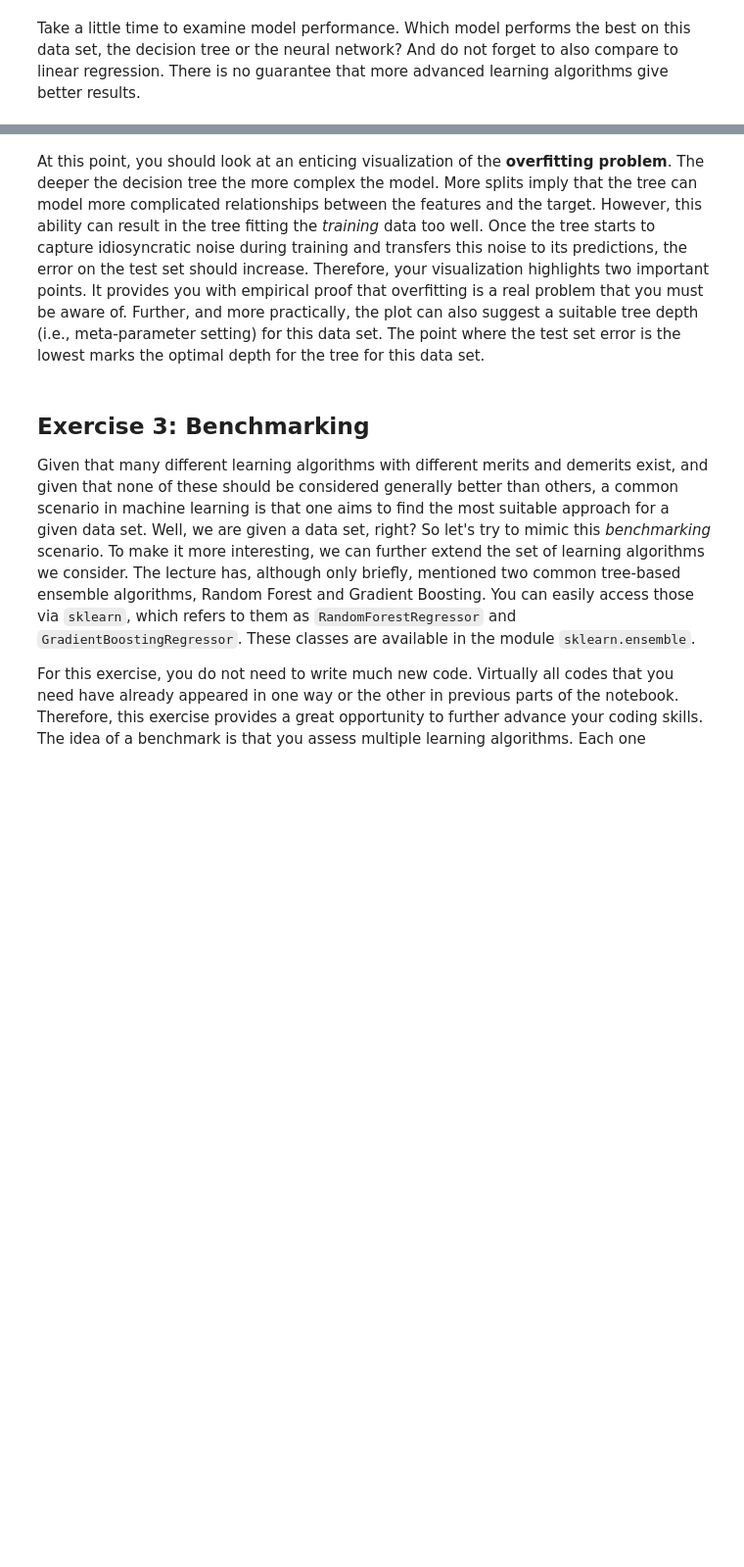
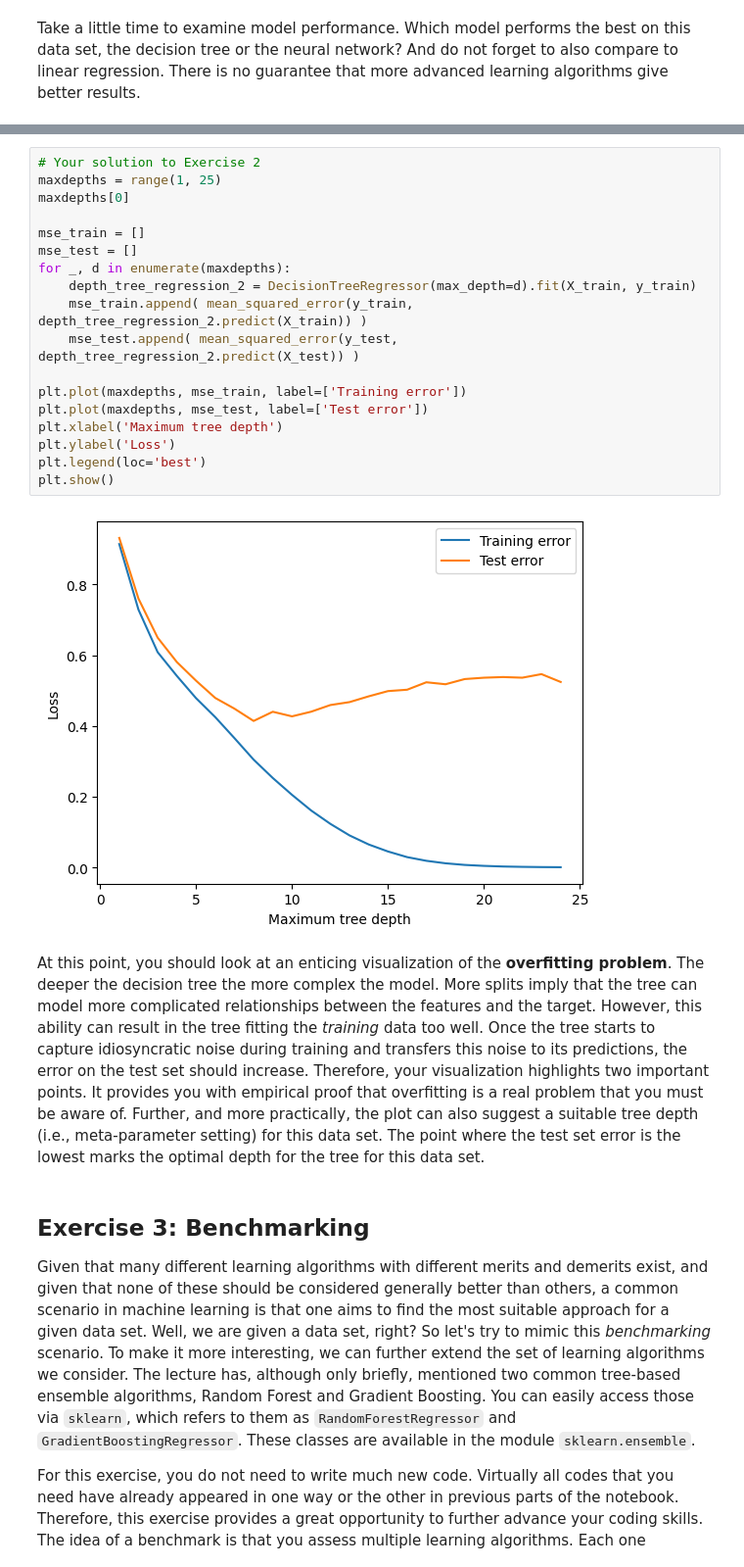
Before and after one commit to VitosTamas271/ESMT_Intro_Machine_Learning, a Jupyter notebook: notebooks/p5_putting_everything_together.ipynb, the cells around one changed output, grey strips where cells are left out. Shown: that part at 98% size. Cells and saved outputs as stored; diff of their text form; blank space fills up the shorter version.

Commit message:
Fifth_Exercises

```diff
--- a/notebooks/p5_putting_everything_together.ipynb
+++ b/notebooks/p5_putting_everything_together.ipynb
@@ -158,3 +189,23 @@ Overfitting is a problem of complex machine learning models. The complexity of a
+# %%
+# Your solution to Exercise 2
+maxdepths = range(1, 25)
+maxdepths[0]
+
+mse_train = []
+mse_test = []
+for _, d in enumerate(maxdepths):
+    depth_tree_regression_2 = DecisionTreeRegressor(max_depth=d).fit(X_train, y_train)
+    mse_train.append( mean_squared_error(y_train, depth_tree_regression_2.predict(X_train)) )
+    mse_test.append( mean_squared_error(y_test, depth_tree_regression_2.predict(X_test)) )
+
+plt.plot(maxdepths, mse_train, label=['Training error'])
+plt.plot(maxdepths, mse_test, label=['Test error'])
+plt.xlabel('Maximum tree depth')
+plt.ylabel('Loss')
+plt.legend(loc='best')
+plt.show()
+# %% [output]
+[figure, added]
 # %% [markdown]
 At this point, you should look at an enticing visualization of the **overfitting problem**. The deeper the decision tree the more complex the model. More splits imply that the tree can model more complicated relationships between the features and the target. However, this ability can result in the tree fitting the *training* data too well. Once the tree starts to capture idiosyncratic noise during training and transfers this noise to its predictions, the error on the test set should increase. Therefore, your visualization highlights two important points. It provides you with empirical proof that overfitting is a real problem that you must be aware of. Further, and more practically, the plot can also suggest a suitable tree depth (i.e., meta-parameter setting) for this data set. The point where the test set error is the lowest marks the optimal depth for the tree for this data set.
 # %% [markdown]
```
Also changed, not shown: parts of 8 cells of this notebook, 1 other file.
